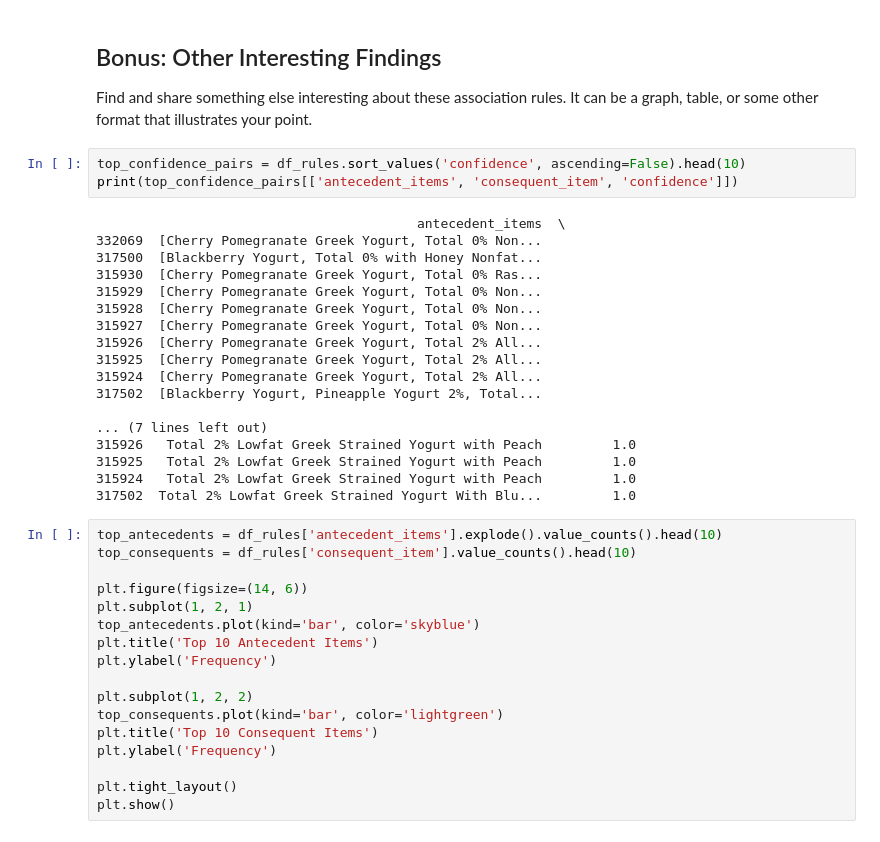
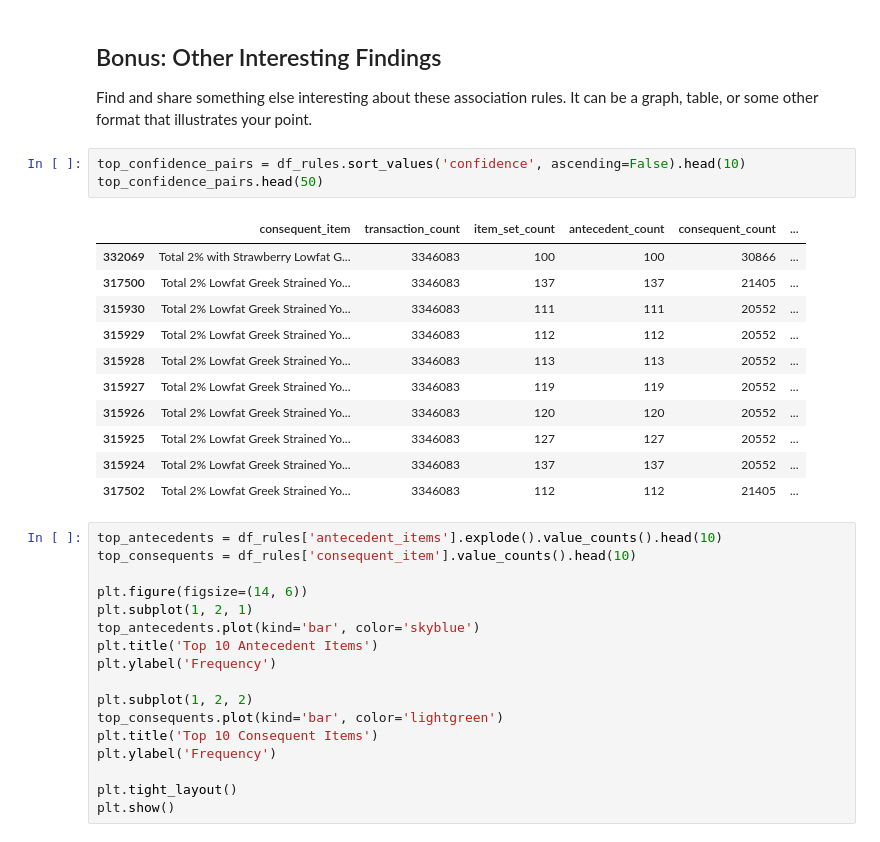
Before and after one commit to Mesa112/2024-DS-Tue, a Jupyter notebook: Week-05-Unsupervised-Learning/EM - HW.ipynb, the cells around one changed output. Saved outputs shown, nothing was run; the diff lists cells and outputs as text.

```diff
--- a/Week-05-Unsupervised-Learning/EM - HW.ipynb
+++ b/Week-05-Unsupervised-Learning/EM - HW.ipynb
@@ -260,25 +248,19 @@ print(df_predictions)
 Find and share something else interesting about these association rules. It can be a graph, table, or some other format that illustrates your point.
 # %%
 top_confidence_pairs = df_rules.sort_values('confidence', ascending=False).head(10)
-print(top_confidence_pairs[['antecedent_items', 'consequent_item', 'confidence']])
+top_confidence_pairs.head(50)
 # %% [output]
-                                         antecedent_items  \
-332069  [Cherry Pomegranate Greek Yogurt, Total 0% Non...
-317500  [Blackberry Yogurt, Total 0% with Honey Nonfat...
-315930  [Cherry Pomegranate Greek Yogurt, Total 0% Ras...
-315929  [Cherry Pomegranate Greek Yogurt, Total 0% Non...
-315928  [Cherry Pomegranate Greek Yogurt, Total 0% Non...
-315927  [Cherry Pomegranate Greek Yogurt, Total 0% Non...
-315926  [Cherry Pomegranate Greek Yogurt, Total 2% All...
-315925  [Cherry Pomegranate Greek Yogurt, Total 2% All...
-315924  [Cherry Pomegranate Greek Yogurt, Total 2% All...
-317502  [Blackberry Yogurt, Pineapple Yogurt 2%, Total...
-
-... (7 lines left out)
-315926   Total 2% Lowfat Greek Strained Yogurt with Peach         1.0
-315925   Total 2% Lowfat Greek Strained Yogurt with Peach         1.0
-315924   Total 2% Lowfat Greek Strained Yogurt with Peach         1.0
-317502  Total 2% Lowfat Greek Strained Yogurt With Blu...         1.0
+|  | consequent_item | transaction_count | item_set_count | antecedent_count | consequent_count | ... |
+| 332069 | Total 2% with Strawberry Lowfat G... | 3346083 | 100 | 100 | 30866 | ... |
+| 317500 | Total 2% Lowfat Greek Strained Yo... | 3346083 | 137 | 137 | 21405 | ... |
+| 315930 | Total 2% Lowfat Greek Strained Yo... | 3346083 | 111 | 111 | 20552 | ... |
+| 315929 | Total 2% Lowfat Greek Strained Yo... | 3346083 | 112 | 112 | 20552 | ... |
+| 315928 | Total 2% Lowfat Greek Strained Yo... | 3346083 | 113 | 113 | 20552 | ... |
+| 315927 | Total 2% Lowfat Greek Strained Yo... | 3346083 | 119 | 119 | 20552 | ... |
+| 315926 | Total 2% Lowfat Greek Strained Yo... | 3346083 | 120 | 120 | 20552 | ... |
+| 315925 | Total 2% Lowfat Greek Strained Yo... | 3346083 | 127 | 127 | 20552 | ... |
+| 315924 | Total 2% Lowfat Greek Strained Yo... | 3346083 | 137 | 137 | 20552 | ... |
+| 317502 | Total 2% Lowfat Greek Strained Yo... | 3346083 | 112 | 112 | 21405 | ... |
 # %%
 top_antecedents = df_rules['antecedent_items'].explode().value_counts().head(10)
 top_consequents = df_rules['consequent_item'].value_counts().head(10)
```
Also changed, not shown: parts of 8 cells of this notebook.
